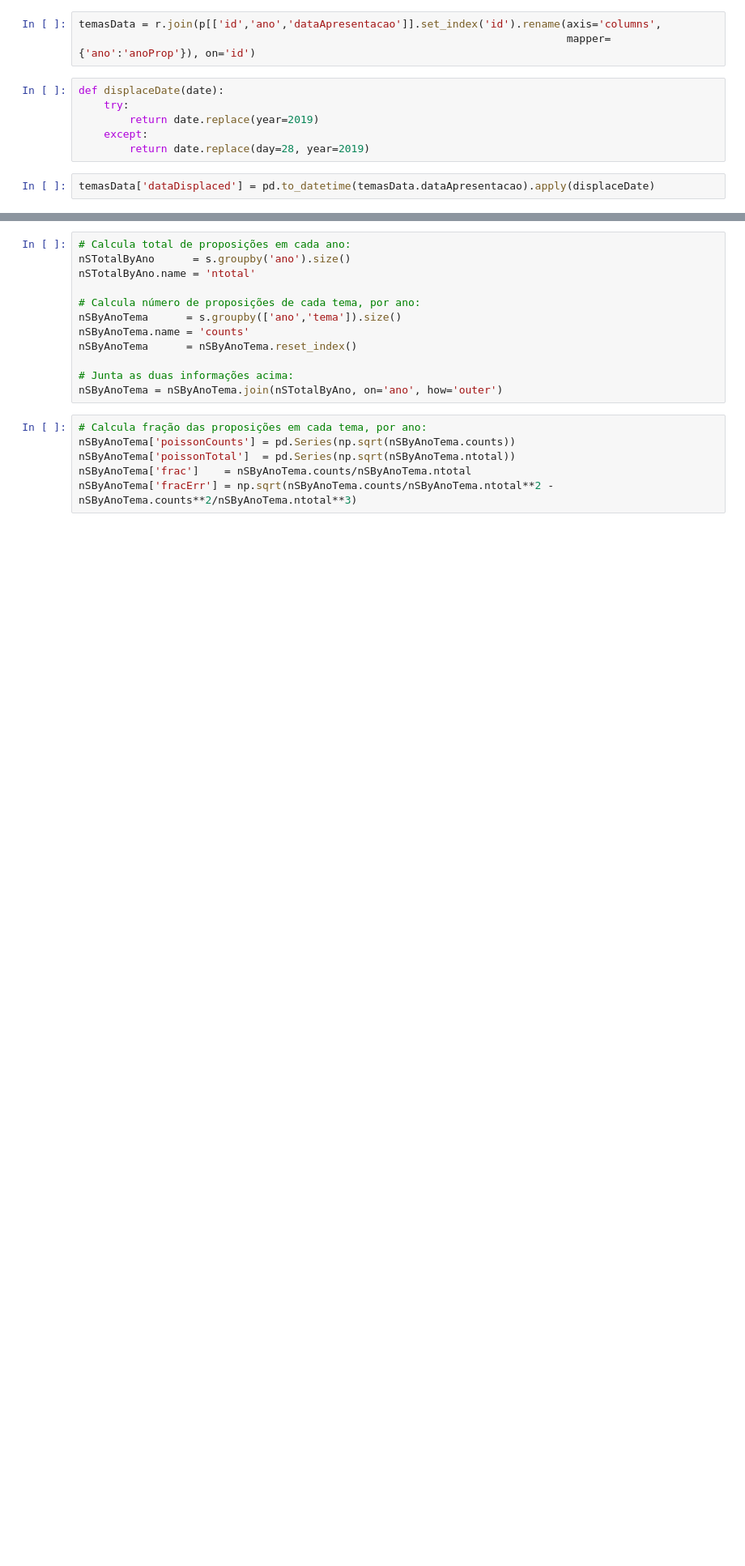
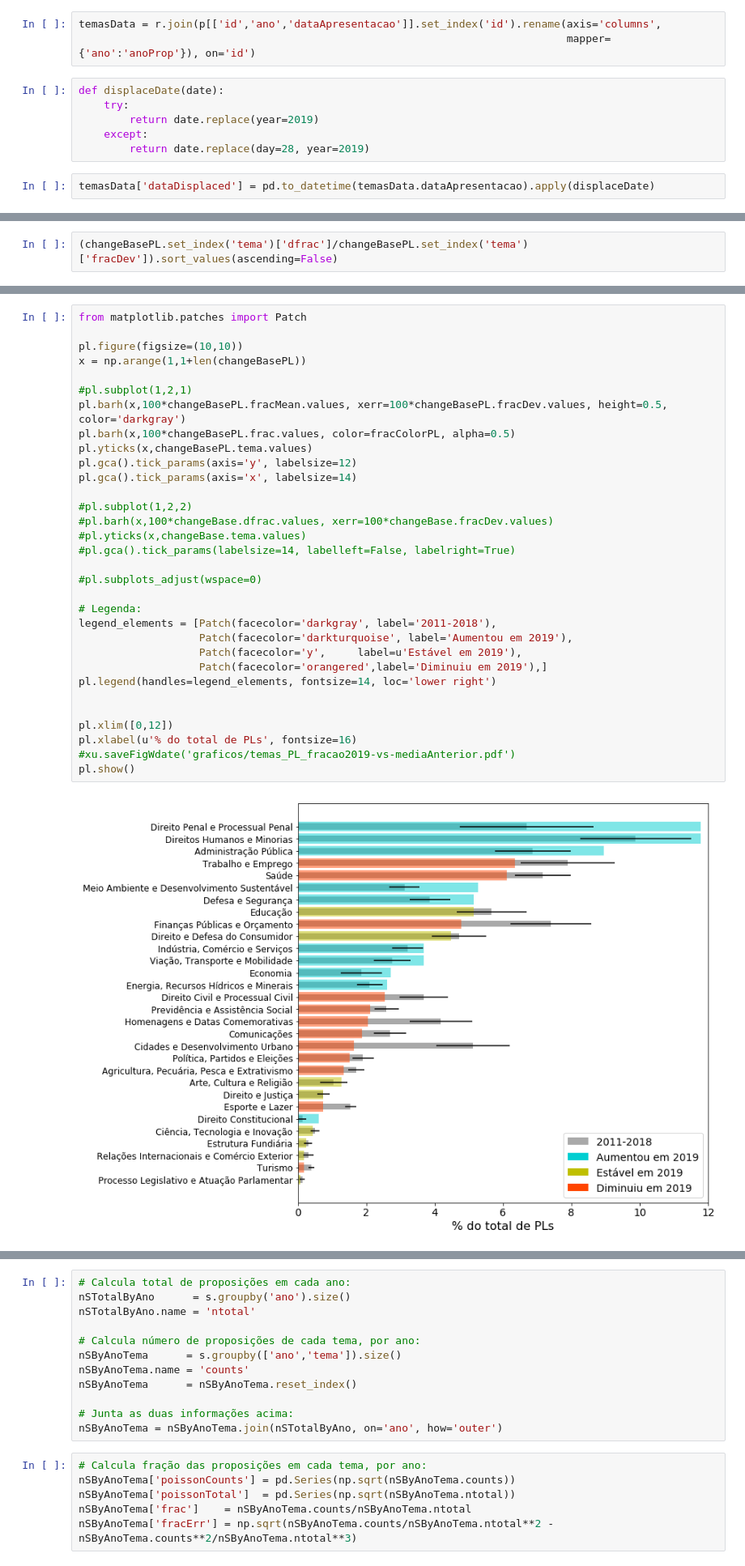
Before and after one commit to gabinete-compartilhado-acredito/100-dias-congresso, a Jupyter notebook: analises/temas_das_proposicoes.ipynb, the cells around one changed output, grey strips where cells are left out. Shown at 81% size. Drawn from its saved outputs; the diff is of its cells as text; blank space fills up the shorter version.

```diff
--- a/analises/temas_das_proposicoes.ipynb
+++ b/analises/temas_das_proposicoes.ipynb
@@ -171,0 +229,2 @@ pl.show()
+# %%
+(changeBasePL.set_index('tema')['dfrac']/changeBasePL.set_index('tema')['fracDev']).sort_values(ascending=False)
@@ -171,0 +251,34 @@ pl.show()
+# %%
+from matplotlib.patches import Patch
+
+pl.figure(figsize=(10,10))
+x = np.arange(1,1+len(changeBasePL))
+
+#pl.subplot(1,2,1)
+pl.barh(x,100*changeBasePL.fracMean.values, xerr=100*changeBasePL.fracDev.values, height=0.5, color='darkgray')
+pl.barh(x,100*changeBasePL.frac.values, color=fracColorPL, alpha=0.5)
+pl.yticks(x,changeBasePL.tema.values)
+pl.gca().tick_params(axis='y', labelsize=12)
+pl.gca().tick_params(axis='x', labelsize=14)
+
+#pl.subplot(1,2,2)
+#pl.barh(x,100*changeBase.dfrac.values, xerr=100*changeBase.fracDev.values)
+#pl.yticks(x,changeBase.tema.values)
+#pl.gca().tick_params(labelsize=14, labelleft=False, labelright=True)
+
+#pl.subplots_adjust(wspace=0)
+
+# Legenda:
+legend_elements = [Patch(facecolor='darkgray', label='2011-2018'),
+                   Patch(facecolor='darkturquoise', label='Aumentou em 2019'),
+                   Patch(facecolor='y',     label=u'Estável em 2019'),
+                   Patch(facecolor='orangered',label='Diminuiu em 2019'),]
+pl.legend(handles=legend_elements, fontsize=14, loc='lower right')
+
+
+pl.xlim([0,12])
+pl.xlabel(u'% do total de PLs', fontsize=16)
+#xu.saveFigWdate('graficos/temas_PL_fracao2019-vs-mediaAnterior.pdf')
+pl.show()
+# %% [output]
+[figure, added]
```
Also changed, not shown: parts of 57 cells of this notebook.
